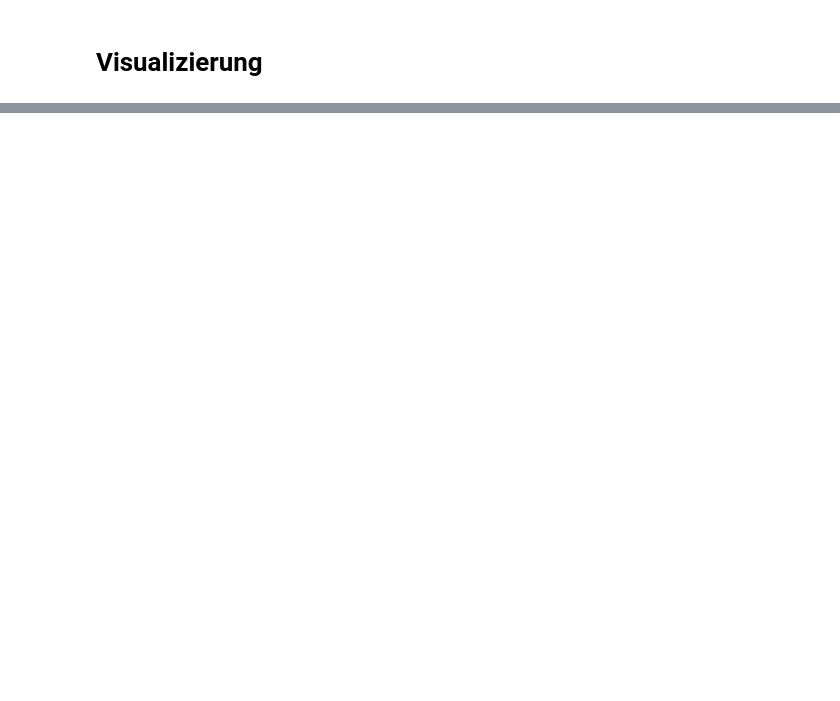
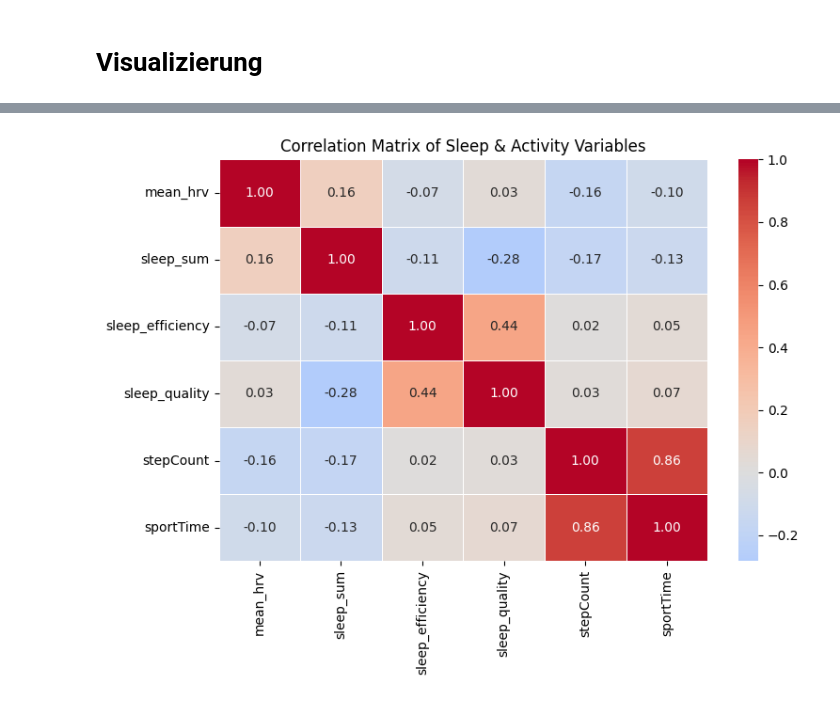
Before and after one commit to yichenpsy/sleep_stress, a Jupyter notebook: notebooks/data_visualisierung.ipynb, the cells around one changed output, grey strips where cells are left out. Saved outputs shown, nothing was run; the diff lists cells and outputs as text; code cells hidden in the pictures; blank space fills up the shorter version.

```diff
--- a/notebooks/data_visualisierung.ipynb
+++ b/notebooks/data_visualisierung.ipynb
@@ -18,0 +96,11 @@ df.head()
+# %%
+features = [
+    "mean_hrv",
+    "sleep_sum",
+    "sleep_efficiency",
+    "sleep_quality",
+    "stepCount",
+    "sportTime"
+]
+corr_matrix = df[features].corr(method="pearson")
+corr_matrix
@@ -19,3 +115,18 @@ df.head()
+# %%
+plt.figure(figsize=(8, 6))
+sns.heatmap(
+    corr_matrix,
+    annot=True,
+    fmt=".2f",
+    cmap="coolwarm",
+    center=0,
+    linewidths=0.5
+)
+plt.title("Correlation Matrix of Sleep & Activity Variables")
+plt.tight_layout()
+plt.show()
+# %% [output]
+[figure, added]
 # %%
 plt.hist(df["mean_hrv"], bins=30)
 plt.title("Verteilung der täglichen Mean-HRV", fontsize=14)
```
Also changed, not shown: parts of 17 cells of this notebook, 5 other files.
